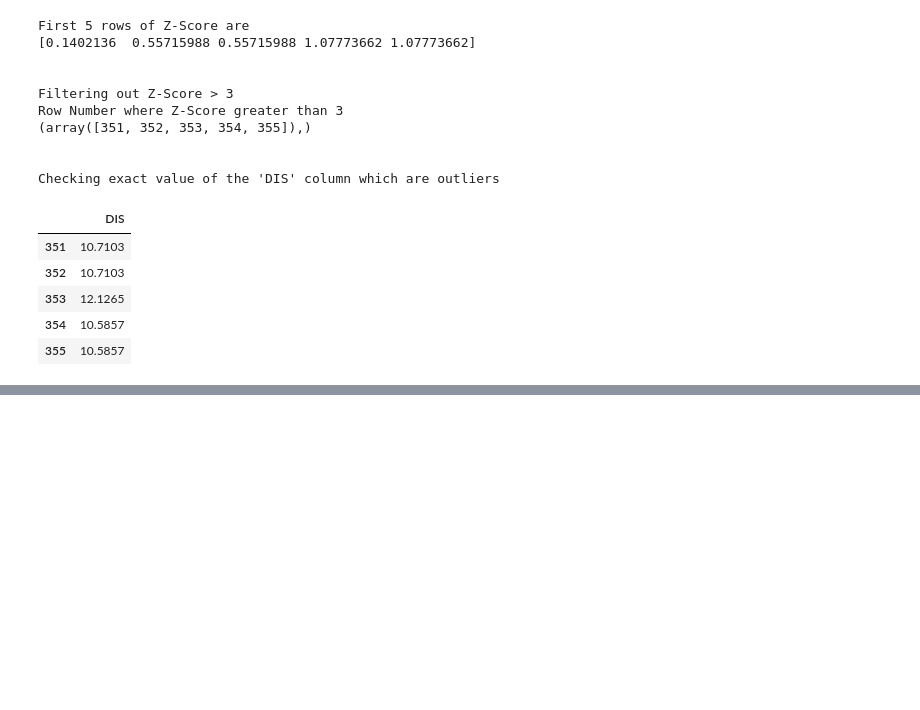
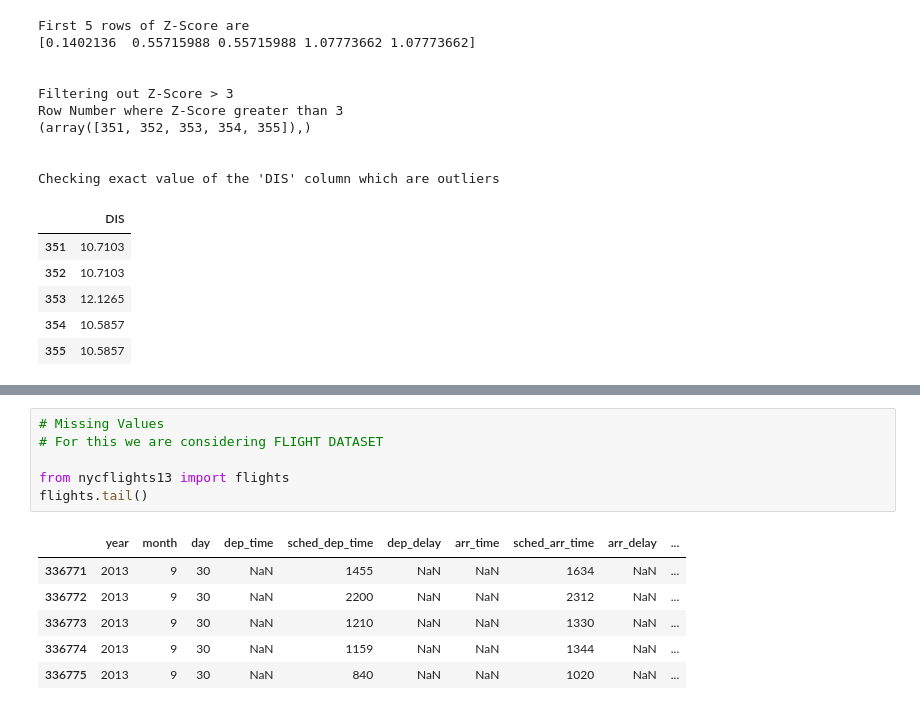
Before and after one commit to sandipanpaul21/Machine-Learning-in-Python-Code, a Jupyter notebook: 04_Outliers_&_Missing_Values.ipynb, the cells around one changed output, grey strips where cells are left out. Drawn from its saved outputs; the diff is of its cells as text; blank space fills up the shorter version.

```diff
--- a/04_Outliers_&_Missing_Values.ipynb
+++ b/04_Outliers_&_Missing_Values.ipynb
@@ -190,0 +213,13 @@ boston_pd['DIS'] = np.where(boston_pd['DIS'] > 9.8, 9.8, boston_pd['DIS'])
+# %%
+# Missing Values
+# For this we are considering FLIGHT DATASET
+
+from nycflights13 import flights
+flights.tail()
+# %% [output]
+|  | year | month | day | dep_time | sched_dep_time | dep_delay | arr_time | sched_arr_time | arr_delay | ... |
+| 336771 | 2013 | 9 | 30 | NaN | 1455 | NaN | NaN | 1634 | NaN | ... |
+| 336772 | 2013 | 9 | 30 | NaN | 2200 | NaN | NaN | 2312 | NaN | ... |
+| 336773 | 2013 | 9 | 30 | NaN | 1210 | NaN | NaN | 1330 | NaN | ... |
+| 336774 | 2013 | 9 | 30 | NaN | 1159 | NaN | NaN | 1344 | NaN | ... |
+| 336775 | 2013 | 9 | 30 | NaN | 840 | NaN | NaN | 1020 | NaN | ... |
```
Also changed, not shown: parts of 9 cells of this notebook.
